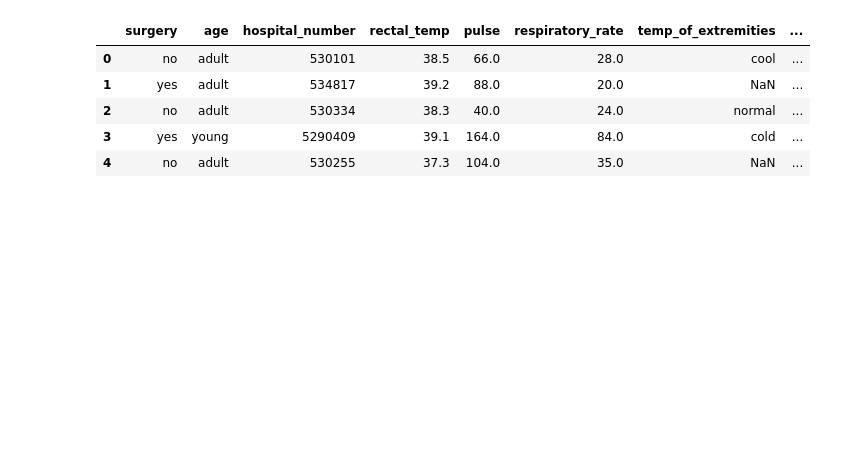
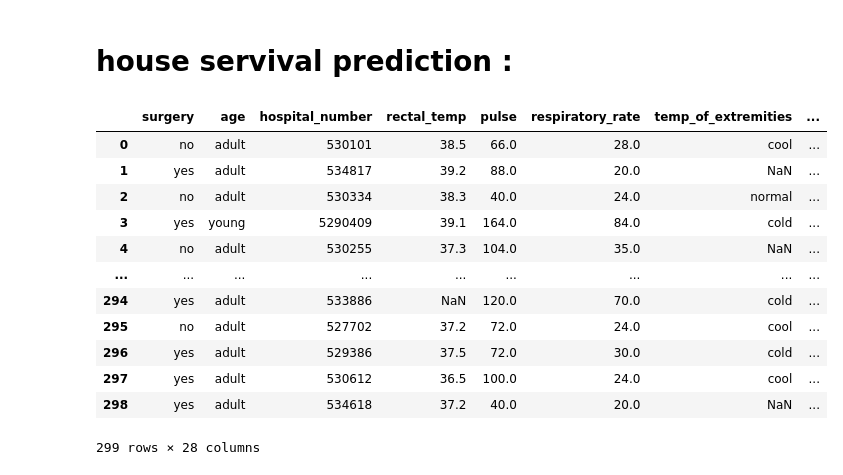
Before and after one commit to shishir-py/ml-projects, a Jupyter notebook: Horse survival predictions.ipynb, the cells around one changed output. Saved outputs shown, nothing was run; the diff lists cells and outputs as text; code cells hidden in the pictures; blank space fills up the shorter version.

Commit message:
updated horse servival notebook

```diff
--- a/Horse survival predictions.ipynb
+++ b/Horse survival predictions.ipynb
@@ -1,16 +1,26 @@
+# %% [markdown]
+# house servival prediction :
 # %%
 import pandas as pd
+import numpy as np
 path="datasets/horse.csv"
 df=pd.read_csv(path)
 from IPython.display import display
-pd.set_option('display.max_columns', None)
-pd.set_option("display.max_rows", None)
-# display(df)
-df.head()
+pd.set_option("display.max_columns", None)
+display(df)
+import warnings
+warnings.filterwarnings('ignore')
 # %% [output]
 |  | surgery | age | hospital_number | rectal_temp | pulse | respiratory_rate | temp_of_extremities | ... |
 | 0 | no | adult | 530101 | 38.5 | 66.0 | 28.0 | cool | ... |
 | 1 | yes | adult | 534817 | 39.2 | 88.0 | 20.0 | NaN | ... |
 | 2 | no | adult | 530334 | 38.3 | 40.0 | 24.0 | normal | ... |
 | 3 | yes | young | 5290409 | 39.1 | 164.0 | 84.0 | cold | ... |
 | 4 | no | adult | 530255 | 37.3 | 104.0 | 35.0 | NaN | ... |
+| ... | ... | ... | ... | ... | ... | ... | ... | ... |
+| 294 | yes | adult | 533886 | NaN | 120.0 | 70.0 | cold | ... |
+| 295 | no | adult | 527702 | 37.2 | 72.0 | 24.0 | cool | ... |
+| 296 | yes | adult | 529386 | 37.5 | 72.0 | 30.0 | cold | ... |
+| 297 | yes | adult | 530612 | 36.5 | 100.0 | 24.0 | cool | ... |
+| 298 | yes | adult | 534618 | 37.2 | 40.0 | 20.0 | NaN | ... |
+299 rows × 28 columns
```
Also changed, not shown: parts of 29 cells of this notebook, 5 other files.
